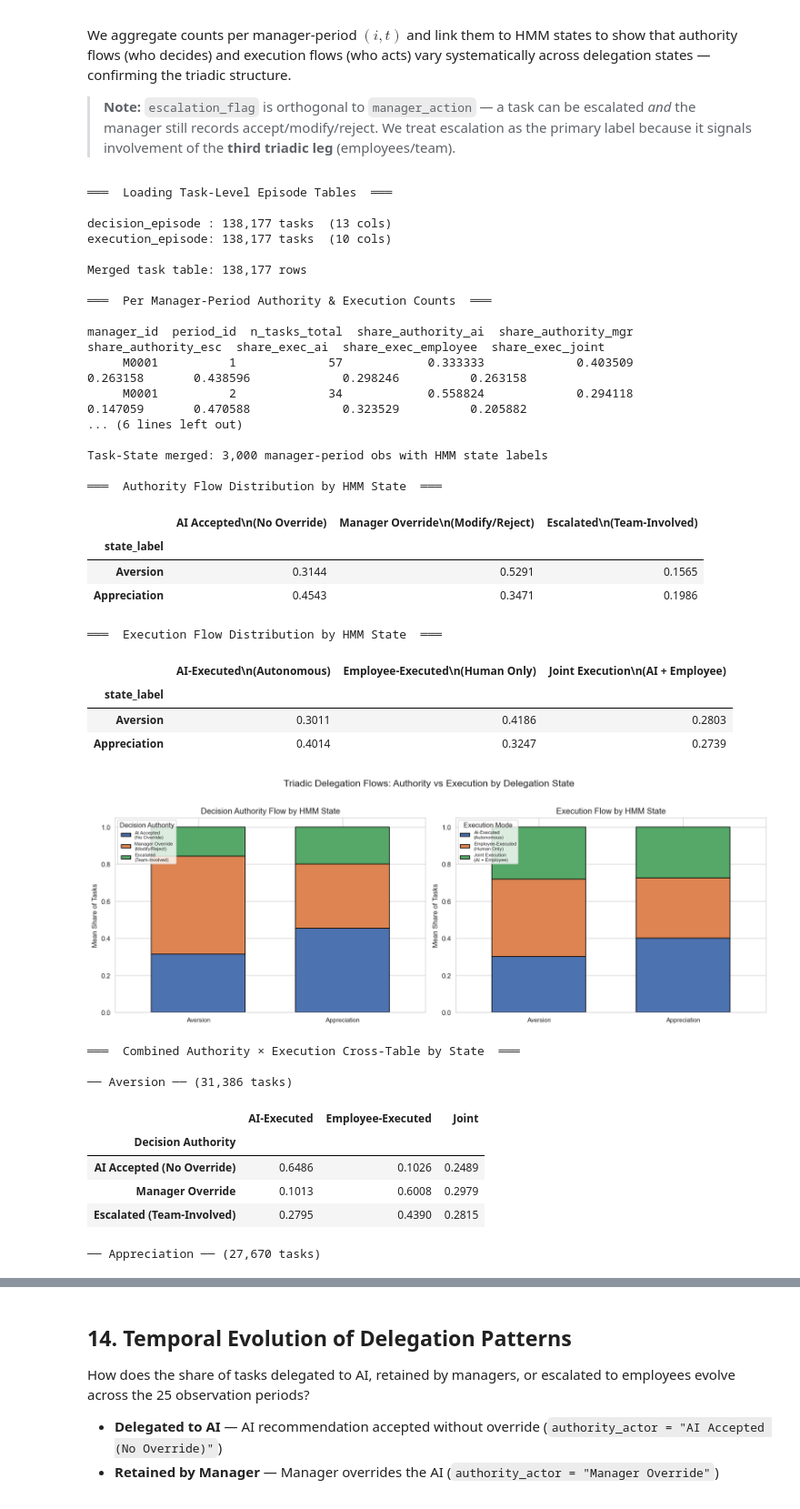
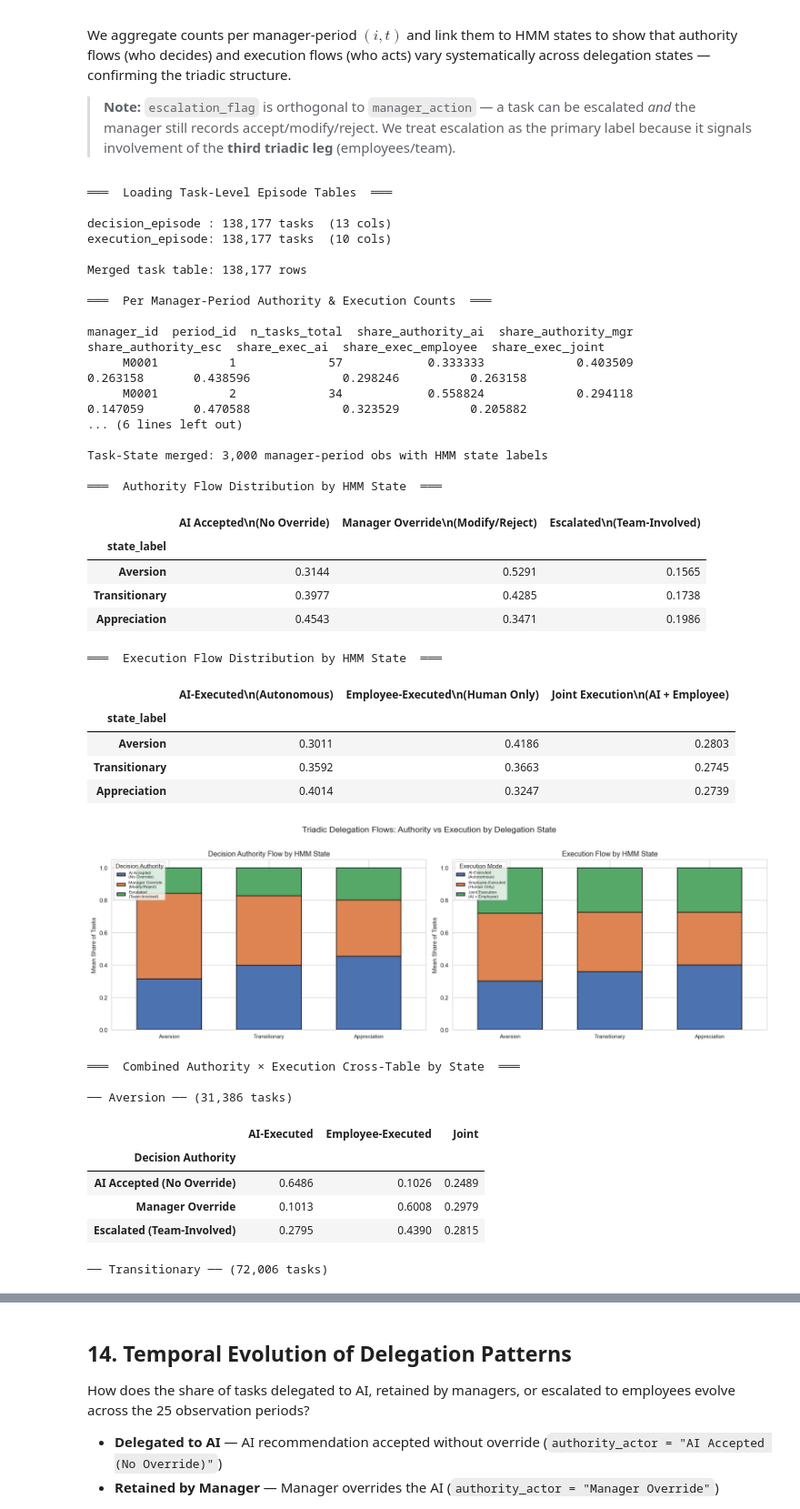
Before and after one commit to kaki1995/Triadic-Human-AI-Delegation, a Jupyter notebook: data_analysis/hmm_3_emissions.ipynb, the cells around one changed output, grey strips where cells are left out. Shown at 91% size. Drawn from its saved outputs; the diff is of its cells as text; code cells hidden in the pictures.

```diff
--- a/data_analysis/hmm_3_emissions.ipynb
+++ b/data_analysis/hmm_3_emissions.ipynb
@@ -2518,10 +2550,7 @@ We aggregate counts per manager-period $(i,t)$ and link them to HMM states to sh
 > **Note:** `escalation_flag` is orthogonal to `manager_action` — a task can be escalated *and* the manager still records accept/modify/reject. We treat escalation as the primary label because it signals involvement of the **third triadic leg** (employees/team).
 # %%
 # ============================================================
-# 5.3  Triadic Delegation Flows — Task-Level Evidence
-# ============================================================
-# Load task-level tables (decision_episode & execution_episode)
-# and aggregate per manager-period for triadic flow analysis.
+# 5.3  Triadic Delegation Flows — Task-Level Evidence (3-state)
 # ============================================================
 
 print("═══  Loading Task-Level Episode Tables  ═══\n")
@@ -2530,28 +2559,23 @@ print("═══  Loading Task-Level Episode Tables  ═══\n")
 dec_ep = pd.read_excel(DATA_PATH, sheet_name="decision_episode")
 print(f"decision_episode : {dec_ep.shape[0]:,} tasks  ({dec_ep.shape[1]} cols)")
 
-# ── 2. Load execution_episode (read in chunks if heavy) ──
+# ── 2. Load execution_episode ──
 exec_ep = pd.read_excel(DATA_PATH, sheet_name="execution_episode", engine="openpyxl")
 print(f"execution_episode: {exec_ep.shape[0]:,} tasks  ({exec_ep.shape[1]} cols)")
 
 # ── 3. Create per-task AUTHORITY_ACTOR label ──
-# Priority: escalation_flag first (team-involved), then manager_action
-#   escalation_flag == 1          → "Escalated (Team-Involved)"
-#   manager_action == "accept"    → "AI Accepted (No Override)"
-#   manager_action ∈ modify/reject→ "Manager Override"
 def map_authority(row):
     if row["escalation_flag"] == 1:
         return "Escalated (Team-Involved)"
     elif row["manager_action"] == "accept":
         return "AI Accepted (No Override)"
-    else:  # reject or modify
+    else:
         return "Manager Override"
 
 dec_ep["authority_actor"] = dec_ep.apply(map_authority, axis=1)
 
 # ── 4. Merge execution_mode onto decision_episode via episode_id ──
 exec_mode = exec_ep[["episode_id", "execution_mode", "employee_override_during_execution"]].copy()
-# Some episodes may have >1 execution (multiple employees); take mode
 exec_mode_agg = (exec_mode
     .groupby("episode_id")
     .agg(execution_mode=("execution_mode", lambda x: x.mode().iloc[0]),
@@ -2570,7 +2594,6 @@ auth_counts = (tasks
     .unstack(fill_value=0)
     .reset_index())
 
-# Ensure all authority columns present
 for c in ["AI Accepted (No Override)", "Manager Override", "Escalated (Team-Involved)"]:
     if c not in auth_counts.columns:
         auth_counts[c] = 0
@@ -2597,10 +2620,8 @@ exec_counts.rename(columns={"ai": "n_exec_ai",
                              "human": "n_exec_employee",
                              "joint": "n_exec_joint"}, inplace=True)
 
-# Merge authority + execution
 task_agg = auth_counts.merge(exec_counts, on=["manager_id", "period_id"], how="outer").fillna(0)
 
-# Compute shares
 task_agg["share_authority_ai"]  = task_agg["n_authority_ai"]  / task_agg["n_tasks_total"]
 task_agg["share_authority_mgr"] = task_agg["n_authority_mgr"] / task_agg["n_tasks_total"]
 task_agg["share_authority_esc"] = task_agg["n_authority_escalated"] / task_agg["n_tasks_total"]
@@ -2619,7 +2640,6 @@ task_state = task_agg.merge(
     posteriors[["manager_id", "period_id", "most_likely_state"]],
     on=["manager_id", "period_id"], how="inner")
 
-# Map state labels
 task_state["state_label"] = task_state["most_likely_state"].map(label_map)
 
 print(f"\nTask-State merged: {task_state.shape[0]:,} manager-period obs with HMM state labels")
@@ -2627,7 +2647,7 @@ print(f"\nTask-State merged: {task_state.shape[0]:,} manager-period obs with HMM
 # ── 7. Authority Flow by HMM State ──
 print("\n═══  Authority Flow Distribution by HMM State  ═══\n")
 
-label_order = ["Aversion", "Appreciation"]
+label_order = [label_map[s] for s in state_order_1idx]
 auth_by_state = task_state.groupby("state_label")[
     ["share_authority_ai", "share_authority_mgr", "share_authority_esc"]
 ].mean().reindex(label_order)
@@ -2648,9 +2668,8 @@ exec_by_state.columns = ["AI-Executed\n(Autonomous)",
 display(exec_by_state.round(4))
 
 # ── 9. Visualisation: Stacked Bar Charts ──
-fig, axes = plt.subplots(1, 2, figsize=(14, 5))
+fig, axes = plt.subplots(1, 2, figsize=(16, 5))
 
-# Authority flows
 auth_by_state.plot(kind="bar", stacked=True, ax=axes[0],
                    color=["#4C72B0", "#DD8452", "#55A868"],
                    edgecolor="k", width=0.65)
@@ -2661,7 +2680,6 @@ axes[0].set_xticklabels(axes[0].get_xticklabels(), rotation=0, ha="center", font
 axes[0].legend(title="Decision Authority", fontsize=7, loc="upper left")
 axes[0].set_ylim(0, 1.05)
 
-# Execution flows
 exec_by_state.plot(kind="bar", stacked=True, ax=axes[1],
                    color=["#4C72B0", "#DD8452", "#55A868"],
                    edgecolor="k", width=0.65)
@@ -2680,7 +2698,6 @@ plt.show()
 # ── 10. Sankey-style summary table ──
 print("\n═══  Combined Authority × Execution Cross-Table by State  ═══\n")
 
-# Merge tasks with posteriors to get state_label on every individual task
 tasks_with_state = tasks.merge(
     posteriors[["manager_id", "period_id", "most_likely_state"]],
     on=["manager_id", "period_id"], how="inner")
@@ -2703,22 +2720,25 @@ for sl in label_order:
     print()
 
 # ── 11. Statistical test: are authority flows different across states? ──
-print("═══  Mann-Whitney U: Authority AI Share Across States  ═══\n")
-from scipy.stats import mannwhitneyu as mwu_test, chi2_contingency
+print("═══  Statistical Test: Authority AI Share Across States  ═══\n")
+from scipy.stats import chi2_contingency, kruskal
 
 groups_auth = [g["share_authority_ai"].values
                for _, g in task_state.groupby("state_label")]
-if len(groups_auth) == 2:
-    u_stat_auth, p_auth = mwu_test(groups_auth[0], groups_auth[1], alternative="two-sided")
-    print(f"U = {u_stat_auth:.2f}, p = {p_auth:.6f}")
-    if p_auth < 0.05:
+if len(groups_auth) == 3:
+    kw_h, kw_p = kruskal(*groups_auth)
+    print(f"Kruskal-Wallis H = {kw_h:.2f}, p = {kw_p:.6f}")
+    if kw_p < 0.05:
         print("  → Authority flows differ significantly across HMM states (p < 0.05)")
     else:
         print("  → Not significant at α=0.05")
+elif len(groups_auth) == 2:
+    from scipy.stats import mannwhitneyu as mwu_test
+    u_stat_auth, p_auth = mwu_test(groups_auth[0], groups_auth[1], alternative="two-sided")
+    print(f"U = {u_stat_auth:.2f}, p = {p_auth:.6f}")
 else:
-    from scipy.stats import kruskal
     kw_h, kw_p = kruskal(*groups_auth)
-    print(f"H = {kw_h:.2f}, p = {kw_p:.6f}")
+    print(f"Kruskal-Wallis H = {kw_h:.2f}, p = {kw_p:.6f}")
 
 print("\n═══  Chi-Squared: Majority-AI-Authority × HMM State  ═══\n")
 ct_auth = pd.crosstab(task_state["state_label"],
@@ -2731,7 +2751,6 @@ print(f"χ² = {chi2:.2f}, p = {p_chi:.6f}, dof = {dof}")
 # ── 12. Employee override during execution by state ──
 print("\n═══  Employee Override During Execution by State  ═══\n")
 
-# Merge employee override rate
 emp_override = tasks.groupby(["manager_id", "period_id"]).agg(
     emp_override_rate=("any_emp_override", "mean")
 ).reset_index()
@@ -2743,7 +2762,7 @@ override_by_state = task_state2.groupby("state_label")["emp_override_rate"].agg(
 override_by_state.columns = ["Mean Override Rate", "Std", "Count"]
 display(override_by_state.round(4))
 
-fig, ax = plt.subplots(figsize=(8, 4))
+fig, ax = plt.subplots(figsize=(9, 4))
 override_by_state["Mean Override Rate"].plot(
     kind="bar", ax=ax, color=sns.color_palette("Set2", best_J),
     edgecolor="k", width=0.6)
@@ -2756,36 +2775,38 @@ plt.show()
 print("\n" + "═" * 60)
 print("✓ Section 5.3 complete: Triadic delegation flows confirm that")
 print("  authority (who decides) and execution (who acts) are distinct")
-print("  dimensions that vary systematically across both delegation states.")
+print("  dimensions that vary systematically across all three delegation states.")
 print("═" * 60)
 # %% [output]
 ═══  Loading Task-Level Episode Tables  ═══
 
 decision_episode : 138,177 tasks  (13 cols)
 execution_episode: 138,177 tasks  (10 cols)
 
 Merged task table: 138,177 rows
 
 ═══  Per Manager-Period Authority & Execution Counts  ═══
 
 manager_id  period_id  n_tasks_total  share_authority_ai  share_authority_mgr  share_authority_esc  share_exec_ai  share_exec_employee  share_exec_joint
      M0001          1             57            0.333333             0.403509             0.263158       0.438596             0.298246          0.263158
      M0001          2             34            0.558824             0.294118             0.147059       0.470588             0.323529          0.205882
 ... (6 lines left out)
 
 Task-State merged: 3,000 manager-period obs with HMM state labels
 
 ═══  Authority Flow Distribution by HMM State  ═══
 |  | AI Accepted\n(No Override) | Manager Override\n(Modify/Reject) | Escalated\n(Team-Involved) |
 | state_label |  |  |  |
 | Aversion | 0.3144 | 0.5291 | 0.1565 |
+| Transitionary | 0.3977 | 0.4285 | 0.1738 |
 | Appreciation | 0.4543 | 0.3471 | 0.1986 |
 ═══  Execution Flow Distribution by HMM State  ═══
 |  | AI-Executed\n(Autonomous) | Employee-Executed\n(Human Only) | Joint Execution\n(AI + Employee) |
 | state_label |  |  |  |
 | Aversion | 0.3011 | 0.4186 | 0.2803 |
+| Transitionary | 0.3592 | 0.3663 | 0.2745 |
 | Appreciation | 0.4014 | 0.3247 | 0.2739 |
-[figure, old version]
+[figure, new version]
 ═══  Combined Authority × Execution Cross-Table by State  ═══
 
 ── Aversion ── (31,386 tasks)
@@ -2794,6 +2815,6 @@ Task-State merged: 3,000 manager-period obs with HMM state labels
 | AI Accepted (No Override) | 0.6486 | 0.1026 | 0.2489 |
 | Manager Override | 0.1013 | 0.6008 | 0.2979 |
 | Escalated (Team-Involved) | 0.2795 | 0.4390 | 0.2815 |
-── Appreciation ── (27,670 tasks)
+── Transitionary ── (72,006 tasks)
 |  | AI-Executed | Employee-Executed | Joint |
 | Decision Authority |  |  |  |
```
Also changed, not shown: parts of 12 cells of this notebook, 1 other file.
